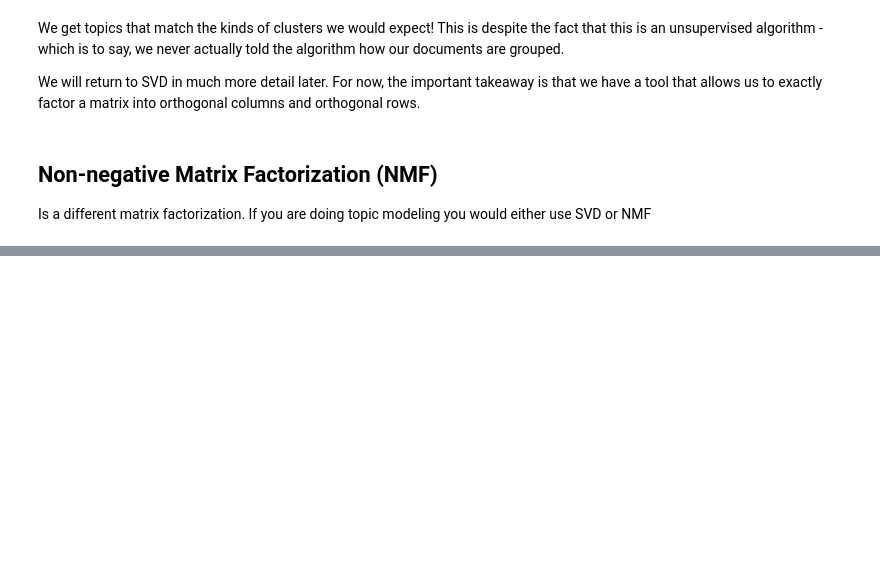
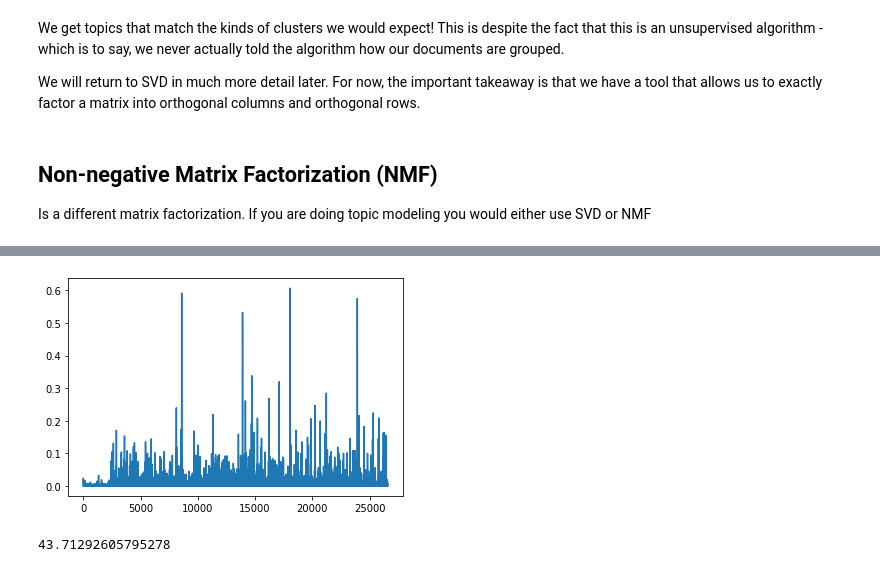
Before and after one commit to nomadtomas/NLP_Resource_Guide, a Jupyter notebook: notebooks/fast_ai_nlp.ipynb, the cells around one changed output, grey strips where cells are left out. Saved outputs shown, nothing was run; the diff lists cells and outputs as text; code cells hidden in the pictures; blank space fills up the shorter version.

```diff
--- a/notebooks/fast_ai_nlp.ipynb
+++ b/notebooks/fast_ai_nlp.ipynb
@@ -294,0 +318,8 @@ Is a different matrix factorization.  If you are doing topic modeling you would
+# %%
+m,n=vectors.shape
+d=5  # num topics
+# %%
+clf = decomposition.NMF(n_components=d, random_state=1)
+
+W1 = clf.fit_transform(vectors)
+H1 = clf.components_
@@ -294,0 +341,6 @@ Is a different matrix factorization.  If you are doing topic modeling you would
+# %%
+vectorizer_tfidf = TfidfVectorizer(stop_words='english')
+vectors_tfidf = vectorizer_tfidf.fit_transform(newsgroups_train.data) # (documents, vocab)
+# %%
+W1 = clf.fit_transform(vectors_tfidf)
+H1 = clf.components_
@@ -294,0 +368,9 @@ Is a different matrix factorization.  If you are doing topic modeling you would
+# %%
+plt.plot(clf.components_[0])
+plt.show()
+# %% [output]
+[figure, added]
+# %%
+clf.reconstruction_err_
+# %% [output]
+43.71292605795278
```
Also changed, not shown: parts of 25 cells of this notebook.
